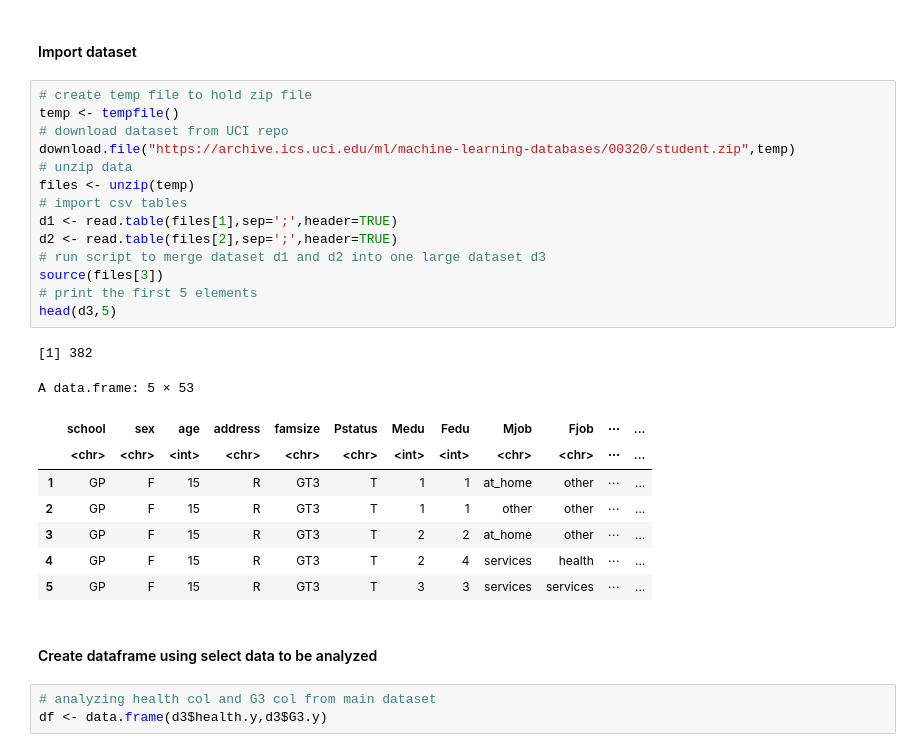
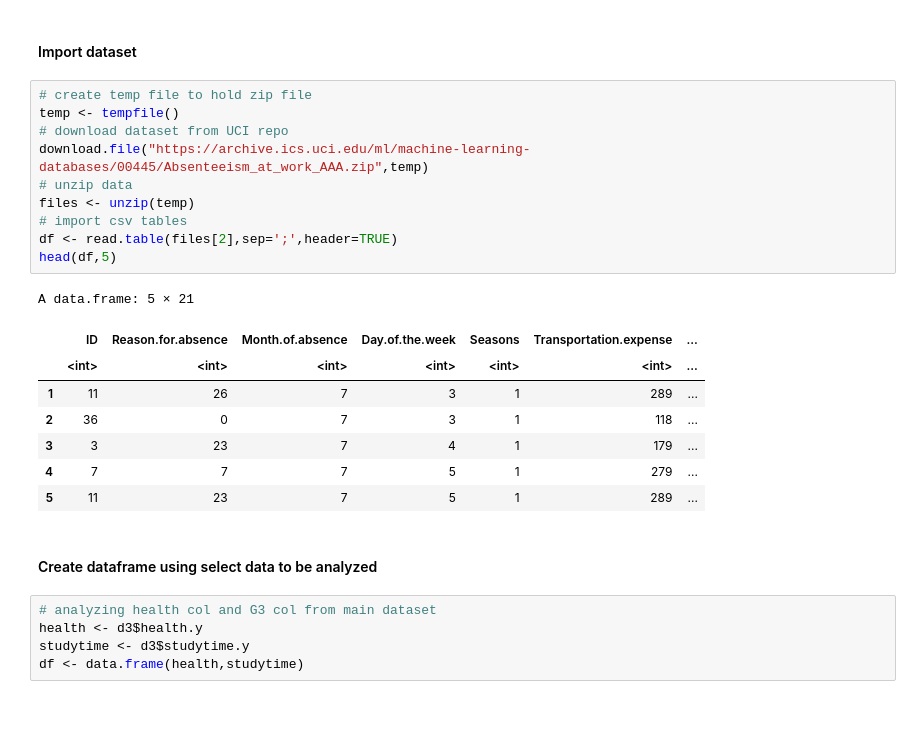
Before and after one commit to frank8922/MTH224, a Jupyter notebook: Student-Analysis.ipynb, the cells around one changed output. Drawn from its saved outputs; the diff is of its cells as text; blank space fills up the shorter version.

```diff
--- a/Student-Analysis.ipynb
+++ b/Student-Analysis.ipynb
@@ -11,29 +11,26 @@ library(dplyr)
 # %%
 # create temp file to hold zip file
 temp <- tempfile()
 # download dataset from UCI repo
-download.file("https://archive.ics.uci.edu/ml/machine-learning-databases/00320/student.zip",temp)
+download.file("https://archive.ics.uci.edu/ml/machine-learning-databases/00445/Absenteeism_at_work_AAA.zip",temp)
 # unzip data
 files <- unzip(temp)
 # import csv tables
-d1 <- read.table(files[1],sep=';',header=TRUE)
-d2 <- read.table(files[2],sep=';',header=TRUE)
-# run script to merge dataset d1 and d2 into one large dataset d3
-source(files[3])
-# print the first 5 elements
-head(d3,5)
+df <- read.table(files[2],sep=';',header=TRUE)
+head(df,5)
 # %% [output]
-[1] 382
+A data.frame: 5 × 21
-A data.frame: 5 × 53
-|  | school | sex | age | address | famsize | Pstatus | Medu | Fedu | Mjob | Fjob | ⋯ | ... |
-|  | <chr> | <chr> | <int> | <chr> | <chr> | <chr> | <int> | <int> | <chr> | <chr> | ⋯ | ... |
-| 1 | GP | F | 15 | R | GT3 | T | 1 | 1 | at_home | other | ⋯ | ... |
-| 2 | GP | F | 15 | R | GT3 | T | 1 | 1 | other | other | ⋯ | ... |
-| 3 | GP | F | 15 | R | GT3 | T | 2 | 2 | at_home | other | ⋯ | ... |
-| 4 | GP | F | 15 | R | GT3 | T | 2 | 4 | services | health | ⋯ | ... |
-| 5 | GP | F | 15 | R | GT3 | T | 3 | 3 | services | services | ⋯ | ... |
+|  | ID | Reason.for.absence | Month.of.absence | Day.of.the.week | Seasons | Transportation.expense | ... |
+|  | <int> | <int> | <int> | <int> | <int> | <int> | ... |
+| 1 | 11 | 26 | 7 | 3 | 1 | 289 | ... |
+| 2 | 36 | 0 | 7 | 3 | 1 | 118 | ... |
+| 3 | 3 | 23 | 7 | 4 | 1 | 179 | ... |
+| 4 | 7 | 7 | 7 | 5 | 1 | 279 | ... |
+| 5 | 11 | 23 | 7 | 5 | 1 | 289 | ... |
 # %% [markdown]
 #### Create dataframe using select data to be analyzed
 # %%
 # analyzing health col and G3 col from main dataset
-df <- data.frame(d3$health.y,d3$G3.y)
+health <- d3$health.y
+studytime <- d3$studytime.y
+df <- data.frame(health,studytime)
```
Also changed, not shown: parts of 1 cell of this notebook.
